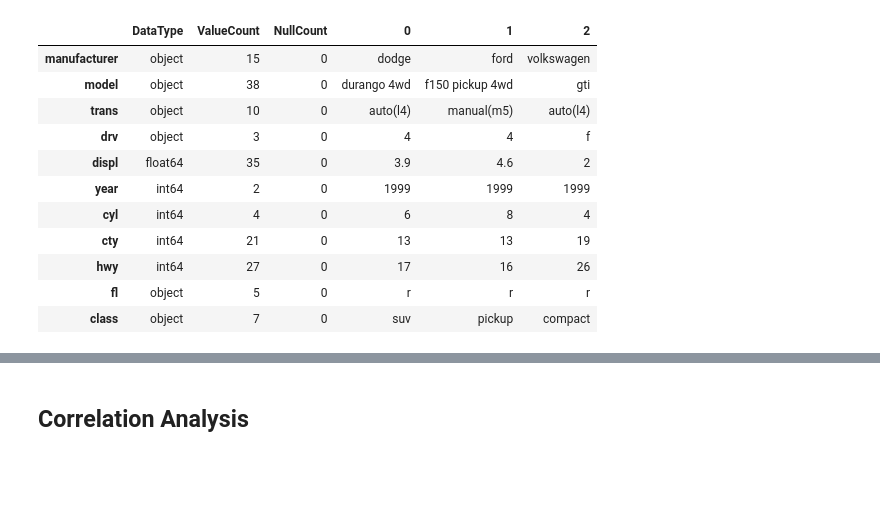
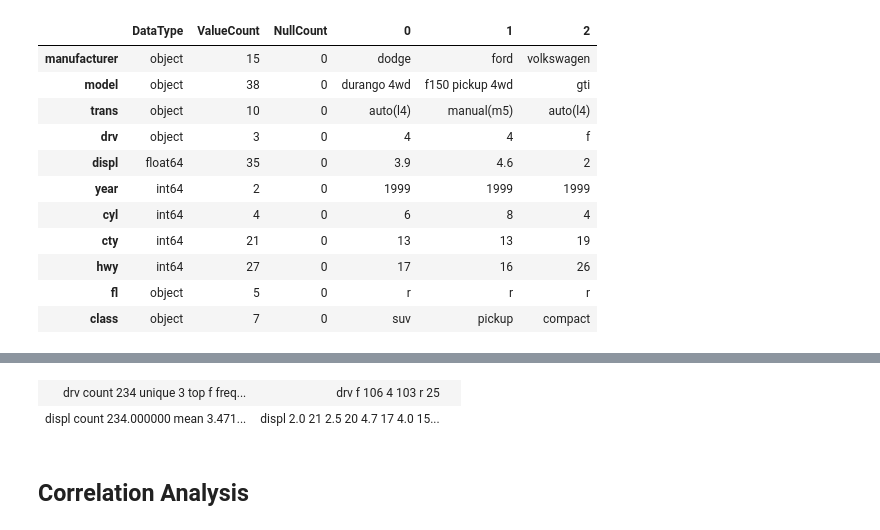
Before and after one commit to jykim/eda_utils, a Jupyter notebook: notebooks/mpg_example.ipynb, the cells around one changed output, grey strips where cells are left out. Cells and saved outputs as stored; diff of their text form; code cells hidden in the pictures; blank space fills up the shorter version.

Commit message:
update desc

```diff
--- a/notebooks/mpg_example.ipynb
+++ b/notebooks/mpg_example.ipynb
@@ -80,3 +74,8 @@ eb.desc()
+# %%
+eb.desc_detail(['drv', 'displ'])
+# %% [output]
+| drv count 234 unique 3 top f freq... | drv f 106 4 103 r 25 |  |
+| displ count 234.000000 mean 3.471... | displ 2.0 21 2.5 20 4.7 17 4.0 15... |  |
 # %% [markdown]
 ## Correlation Analysis
 # %%
```
Also changed, not shown: parts of 3 cells of this notebook, 2 other files.
